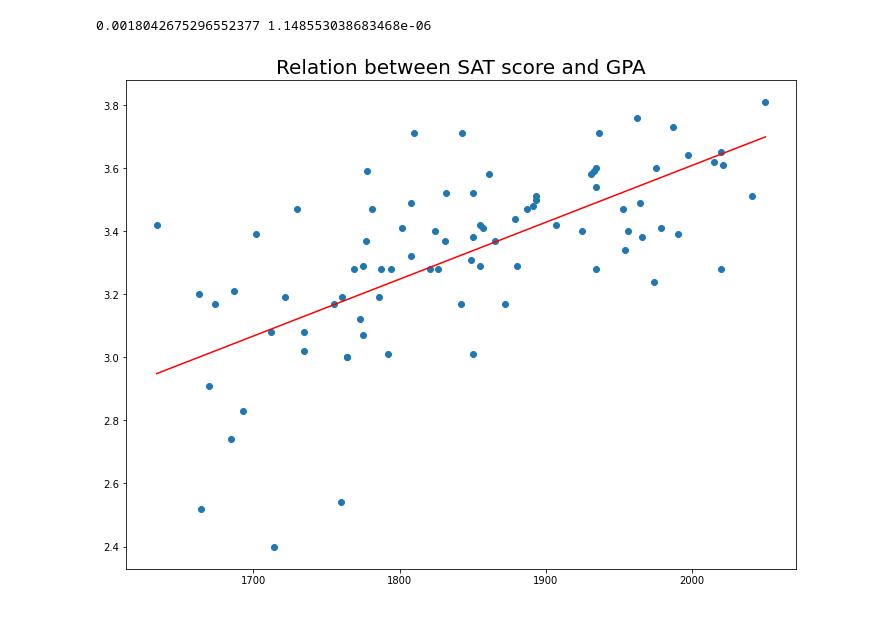
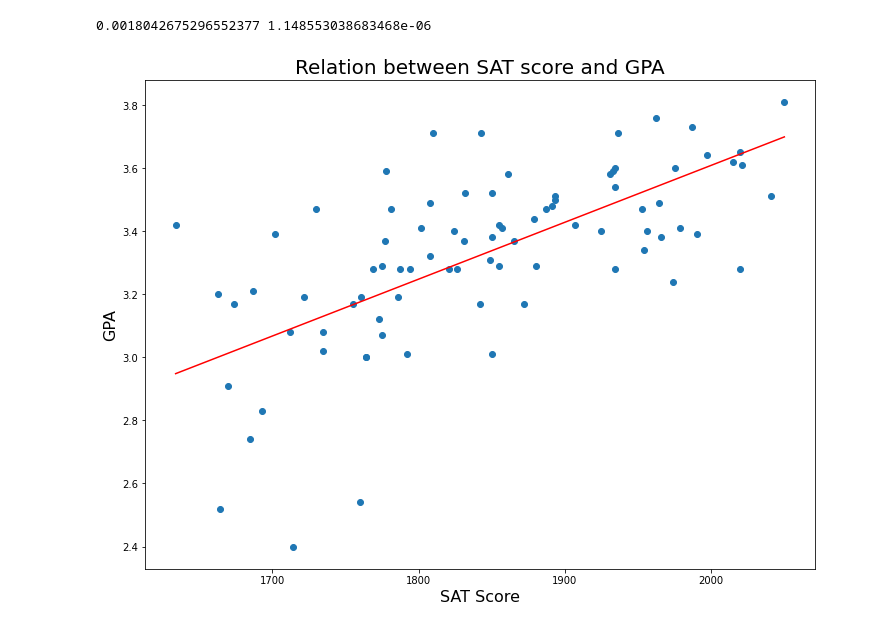
Before and after one commit to Priyanshu-PM/TE-IT-Labs, a Jupyter notebook: ML/ML_problemStatements/prob statement 10/notebook.ipynb, the cells around one changed output. Drawn from its saved outputs; the diff is of its cells as text; code cells hidden in the pictures.

```diff
--- a/ML/ML_problemStatements/prob statement 10/notebook.ipynb
+++ b/ML/ML_problemStatements/prob statement 10/notebook.ipynb
@@ -143,9 +143,11 @@ print(m,c)
 # %%
 
 plt.scatter(X, Y)
 
 plt.plot([min(X), max(X)], [min(Y_pred), max(Y_pred)], color='red')
 plt.title('Relation between SAT score and GPA', fontsize=20)
+plt.xlabel('SAT Score', fontsize=16)
+plt.ylabel('GPA', fontsize=16)
 plt.show()
 # %% [output]
-[figure, old version]
+[figure, new version]
```
Also changed, not shown: 8 other files.
